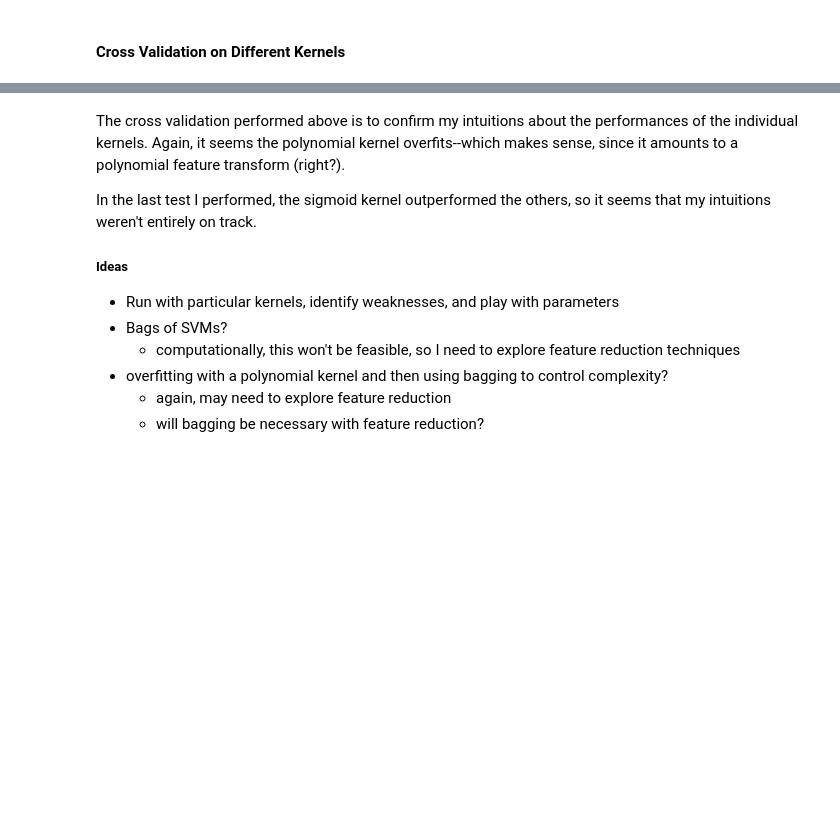
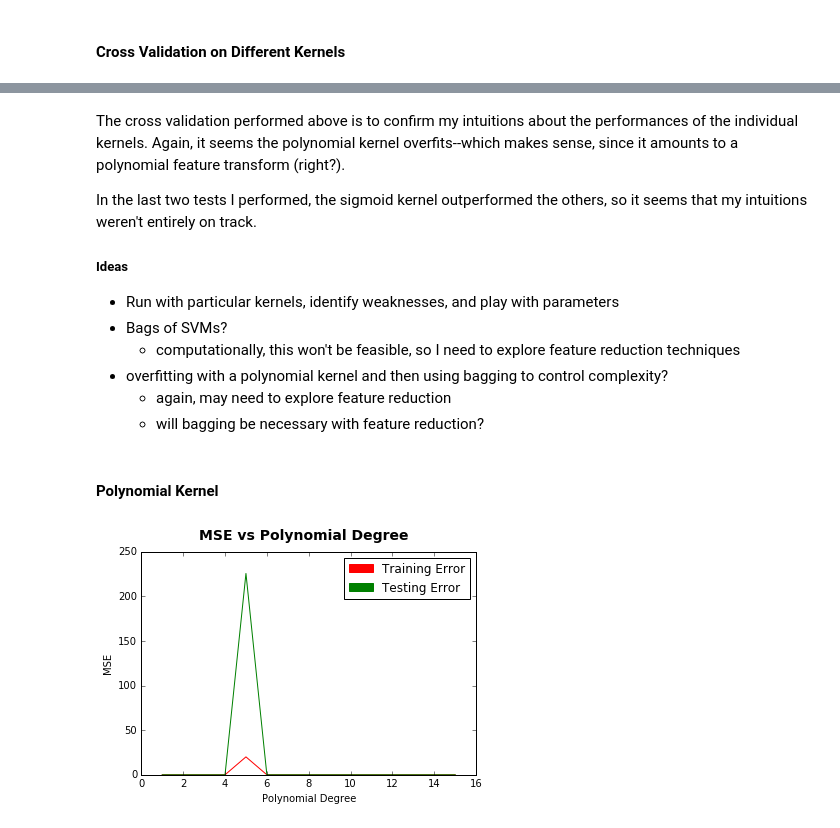
Before and after one commit to austinsherron/cs178-project, a Jupyter notebook: Untitled.ipynb, the cells around one changed output, grey strips where cells are left out. Drawn from its saved outputs; the diff is of its cells as text; code cells hidden in the pictures; blank space fills up the shorter version.

```diff
--- a/Untitled.ipynb
+++ b/Untitled.ipynb
@@ -140,7 +183,7 @@ plt.gca().set_xticklabels(['', 'linear', 'poly', 'rbf', 'sigmoid'])
 # %% [markdown]
 The cross validation performed above is to confirm my intuitions about the performances of the individual kernels.  Again, it seems the polynomial kernel overfits--which makes sense, since it amounts to a polynomial feature transform (right?).
 
-In the last test I performed, the sigmoid kernel outperformed the others, so it seems that my intuitions weren't entirely on track.
+In the last two tests I performed, the sigmoid kernel outperformed the others, so it seems that my intuitions weren't entirely on track.
 
 ##### Ideas
 
@@ -150,3 +193,31 @@ In the last test I performed, the sigmoid kernel outperformed the others, so it
 + overfitting with a polynomial kernel and then using bagging to control complexity?
     + again, may need to explore feature reduction
     + will bagging be necessary with feature reduction?
+# %% [markdown]
+#### Polynomial Kernel
+# %%
+Xb,Yb = bootstrapData(Xs, Y, 10000)
+Xtr,Xte,Ytr,Yte = splitData(Xb, Yb, 0.75)
+max_degree = 16
+tr_mse,te_mse = np.zeros(max_degree - 1),np.zeros(max_degree - 1)
+
+degrees = range(1,max_degree)
+for d in degrees:
+    lrnr = svm.SVR(kernel='poly', max_iter=75000, degree=d)
+    lrnr.fit(Xtr, Ytr)
+    tr_mse[i] = mse(lrnr.predict(Xtr), Ytr)
+    te_mse[i] = mse(lrnr.predict(Xte), Yte)
+
+plt.plot(degrees, tr_mse, color='red')
+plt.plot(degrees, te_mse, color='green')
+
+red_lines = mpatches.Patch(color='red', label='Training Error')
+green_lines = mpatches.Patch(color='green', label='Testing Error')
+
+plt.legend(handles=[red_lines, green_lines])
+plt.ylabel('MSE')
+plt.xlabel('Polynomial Degree')
+plt.suptitle('MSE vs Polynomial Degree', fontsize=14, fontweight='bold')
+plt.show()
+# %% [output]
+[figure, added]
```
Also changed, not shown: parts of 29 cells of this notebook, 3 other files.
